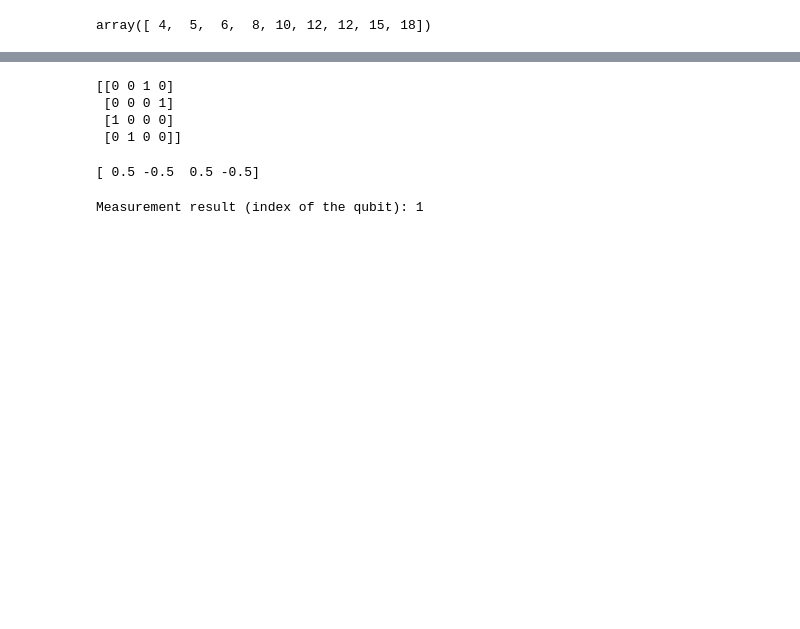
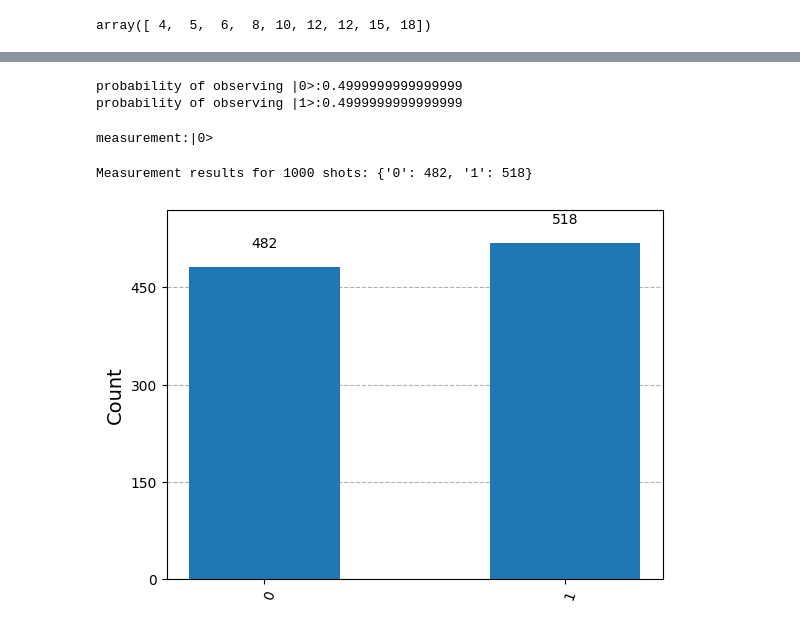
Before and after one commit to joshIsac/quantumcomputing, a Jupyter notebook: 2348523_Quantum_Computing_Lab3_tensor_product_of_2_states.ipynb, the cells around one changed output, grey strips where cells are left out. Cells and saved outputs as stored; diff of their text form; code cells hidden in the pictures; blank space fills up the shorter version.

```diff
--- a/2348523_Quantum_Computing_Lab3_tensor_product_of_2_states.ipynb
+++ b/2348523_Quantum_Computing_Lab3_tensor_product_of_2_states.ipynb
@@ -101,27 +100,50 @@ print(state)
-# %%
-# Apply the Pauli-X operator to the first qubit
-I=np.array([[1,0],[0,1]])
-operator=np.kron(X,I)
-print(operator)
-# %% [output]
-[[0 0 1 0]
- [0 0 0 1]
- [1 0 0 0]
- [0 1 0 0]]
-# %%
-new_state=np.dot(operator,state)
-print(new_state)
-# %% [output]
-[ 0.5 -0.5  0.5 -0.5]
-# %%
-# Step 4: Simulate a partial measurement
-def sim(state):
-   probabilities = np.abs(state)**2  # Probability distribution
-   measurement_outcome = np.random.choice(range(len(state)), p=probabilities)
-   return measurement_outcome
-
-# Perform a partial measurement on the state
-measurement_result = sim(new_state)
-print("Measurement result (index of the qubit):", measurement_result)
-# %% [output]
-Measurement result (index of the qubit): 1
+# %%
+# Step 4: Simulate a partial measurement
+probability_0=np.abs(state[0])**2
+probability_1=np.abs(state[1])**2
+
+print(f"probability of observing |0>:{probability_0}")
+print(f"probability of observing |1>:{probability_1}")
+# %% [output]
+probability of observing |0>:0.4999999999999999
+probability of observing |1>:0.4999999999999999
+# %%
+outcomes=np.random.choice([0,1],p=[probability_0,probability_1])
+print(f"measurement:|{outcomes}>")
+# %% [output]
+measurement:|0>
+# %%
+#qiskit for partial measurement
+# Step 1: Create a quantum circuit with one qubit and one classical bit
+qc=QuantumCircuit(1,1)
+
+#initialize the quibit in superposition state
+qc.h(0)
+
+#pauli-X
+qc.x(0)
+#measure the qubit and store the result in the classical bit
+qc.measure(0,0)
+
+simulator=Aer.get_backend('qasm_simulator')
+
+# plot_histogram(counts)
+
+# Compile the circuit for the backend
+compiled_circuit = transpile(qc, simulator)
+
+
+# Run the simulation with 1000 shots, passing the compiled circuit, NOT the qobj
+result = simulator.run(compiled_circuit, shots=1000).result()
+
+# Get the measurement counts (frequency of 0s and 1s)
+counts = result.get_counts()
+
+# Output the results
+print("Measurement results for 1000 shots:", counts)
+
+# Visualize the results using a histogram
+plot_histogram(counts)
+# %% [output]
+Measurement results for 1000 shots: {'0': 482, '1': 518}
+[figure, added]
```
Also changed, not shown: parts of 13 cells of this notebook.
